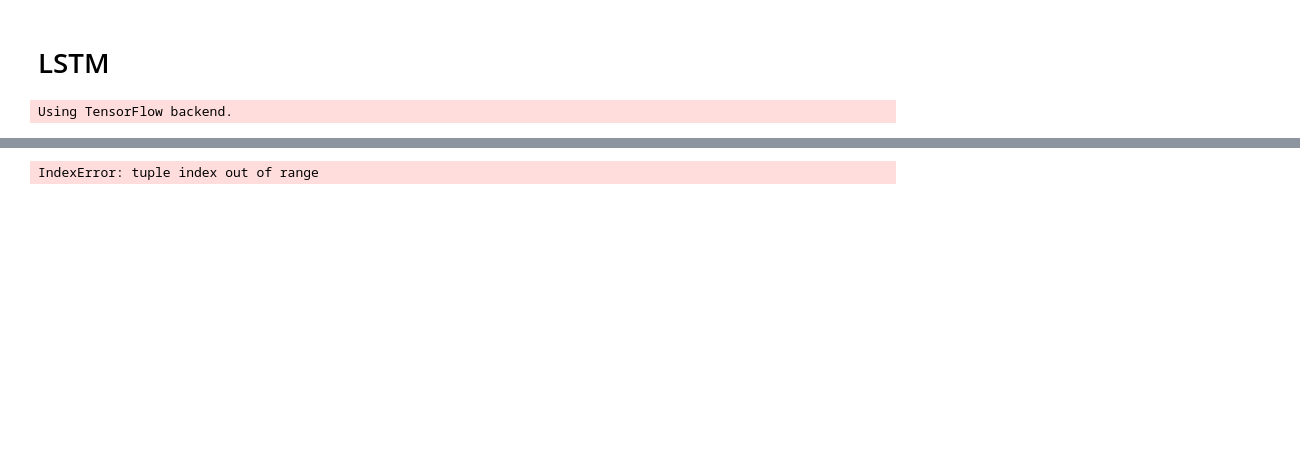
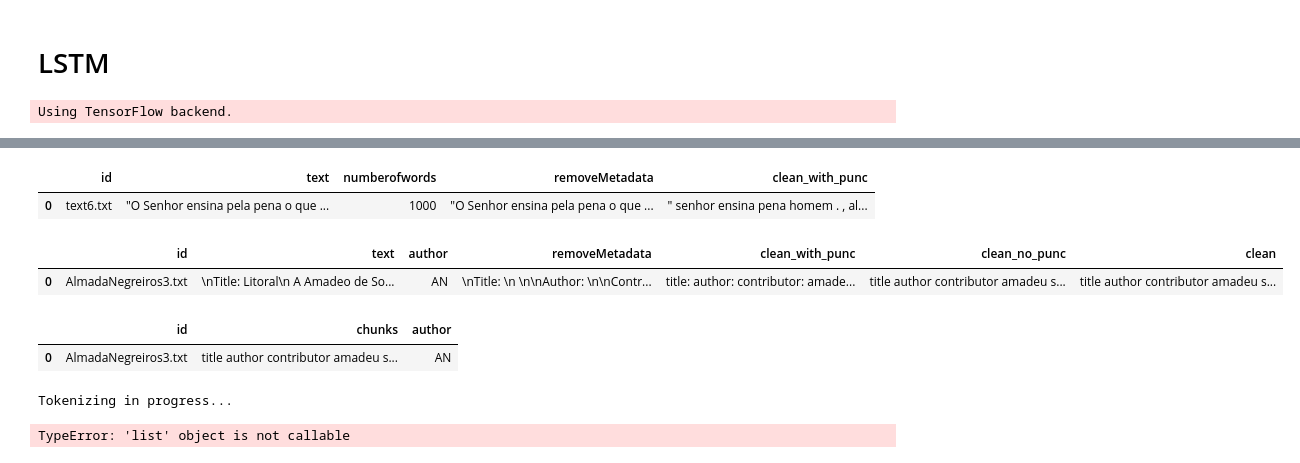
Before and after one commit to NOVAIMS-DataScienceMasters/TextMiningFinalProject, a Jupyter notebook: DataPreProcessing-Copy1.ipynb, the cells around one changed output, grey strips where cells are left out. Cells and saved outputs as stored; diff of their text form; code cells hidden in the pictures; blank space fills up the shorter version.

```diff
--- a/DataPreProcessing-Copy1.ipynb
+++ b/DataPreProcessing-Copy1.ipynb
@@ -797,22 +801,31 @@ nltk.download('punkt')
 True
+# %%
+testdf.head(1)
+# %% [output]
+|  | id | text | numberofwords | removeMetadata | clean_with_punc |
+| 0 | text6.txt | "O Senhor ensina pela pena o que ... | 1000 | "O Senhor ensina pela pena o que ... | " senhor ensina pena homem . , al... |
+# %%
+traindf.head(1)
+# %% [output]
+|  | id | text | author | removeMetadata | clean_with_punc | clean_no_punc | clean |
+| 0 | AlmadaNegreiros3.txt | \nTitle: Litoral\n A Amadeo de So... | AN | \nTitle: \n \n\nAuthor: \n\nContr... | title: author: contributor: amade... | title author contributor amadeu s... | title author contributor amadeu s... |
+# %%
+traindf_chunks.head(1)
+# %% [output]
+|  | id | chunks | author |
+| 0 | AlmadaNegreiros3.txt | title author contributor amadeu s... | AN |
 # %%
-#Import data
-print('Importing data sets...')
 
-
-df_test = pd.read_csv("../input/test.csv")
-ids = df_test['id']
-df_test = df_test.drop(['id'], axis=1)
 
 #Tokenize sentences
 print("Tokenizing in progress...")
 #1. Train set
-text_list_train = list(df_train['text'])
+text_list_train = list(traindf_chunks['chunks'])
 #text_list_train_lower = [word.lower() for word in text_list_train]
 tokenized_text_train = [word_tokenize(i) for i in text_list_train]
 
 #2. Test set
-text_list_test = list(df_test['text'])
+text_list_test = list(testdf['removeMetadata'])
 #text_list_test_lower = [word.lower() for word in text_list_test]
 tokenized_text_test = [word_tokenize(i) for i in text_list_test]
 
@@ -884,7 +897,7 @@ else:
 
 #Define train and Test sets
 train_x = np.array(tokens_train)
-train_y = np.array(df_train['author'])
+train_y = np.array(traindf_chunks['author'])
 
 test_x = np.array(tokens_test)
 
@@ -901,17 +914,19 @@ inp=train_x.shape[1]
 model = Sequential()
 model.add(Embedding(l, 64,input_length=inp))
 model.add(LSTM(32, dropout=0.4, recurrent_dropout=0.1))
-model.add(Dense(3, activation='softmax'))
+model.add(Dense(6, activation='softmax'))
 model.compile(loss='categorical_crossentropy', optimizer='adam', metrics=['accuracy'])
 print(model.summary())
 
 # Fit the model
-model.fit(train_x, dummy_train_y, epochs=3, batch_size=16, verbose=2)
+history=model.fit(train_x, dummy_train_y, epochs=15, batch_size=16, verbose=2)
+history.history['accuracy']
+
 
 # Predict and write to file
 results = model.predict(test_x)
-results = pd.DataFrame(results, columns=['EAP', 'HPL','MWS'])
-results.insert(0, "id", ids)
-results.to_csv("my_submission.csv", index=False)
+results = pd.DataFrame(results, columns=['AN','CCB','EQ','JRS','JS','LMS'])
+results.insert(0, "id", id)
 # %% [output]
-IndexError: tuple index out of range
+Tokenizing in progress...
+TypeError: 'list' object is not callable
```
Also changed, not shown: parts of 11 cells of this notebook, 1 other file.
